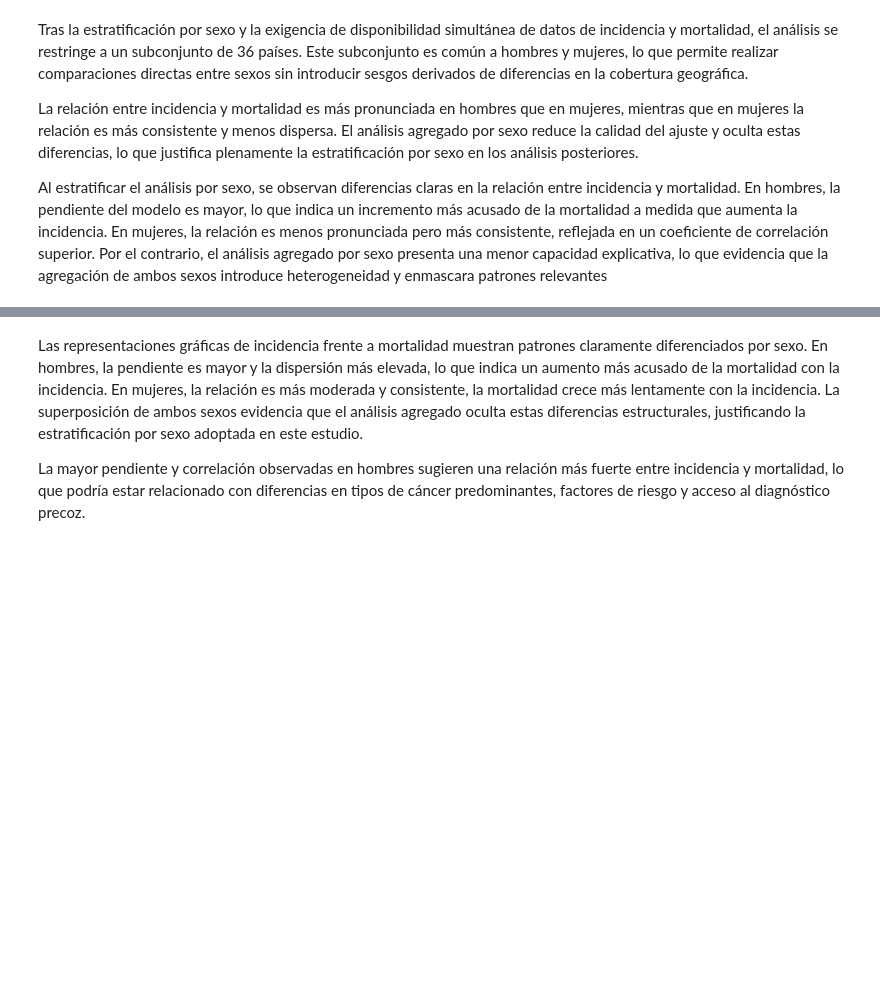
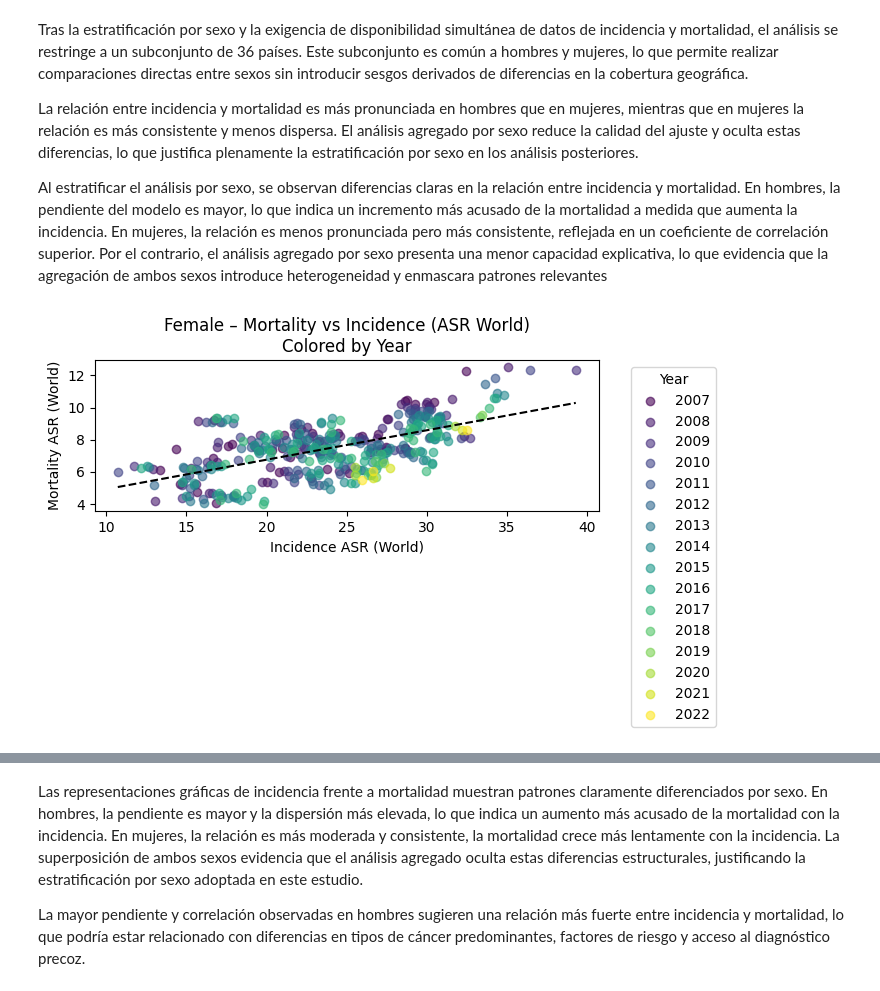
Before and after one commit to mehrerm/TFM, a Jupyter notebook: notebooks/01_load_and_clean_DIRAC.ipynb, the cells around one changed output, grey strips where cells are left out. Drawn from its saved outputs; the diff is of its cells as text; code cells hidden in the pictures; blank space fills up the shorter version.

```diff
--- a/notebooks/01_load_and_clean_DIRAC.ipynb
+++ b/notebooks/01_load_and_clean_DIRAC.ipynb
@@ -1634,34 +1734,36 @@ for y, c in zip(years, colors):
 
     plt.scatter(
         df_y["Incidence"],
         df_y["Mortality"],
         alpha=0.6,
         color=c,
         label=str(y)
     )
 
 # Recta global (
 x_f = pivot_female_clean["Incidence"].values
 y_f = pivot_female_clean["Mortality"].values
 beta_f, alpha_f = np.polyfit(x_f, y_f, 1)
 
 x_line = np.linspace(x_f.min(), x_f.max(), 200)
 plt.plot(x_line, beta_f * x_line + alpha_f, linestyle="--", color="black")
 
 plt.xlabel("Incidence ASR (World)")
 plt.ylabel("Mortality ASR (World)")
-plt.title("Men – Mortality vs Incidence (ASR World)\nColored by Year")
+plt.title("Female – Mortality vs Incidence (ASR World)\nColored by Year")
 
 plt.legend(
     title="Year",
     bbox_to_anchor=(1.05, 1),
     loc="upper left"
 )
 
 plt.gca().set_aspect("equal", adjustable="box")
 plt.grid(False)
 plt.tight_layout()
 plt.show()
+# %% [output]
+[figure, added]
 # %%
 #hombres
 import matplotlib.pyplot as plt
```
Also changed, not shown: parts of 45 cells of this notebook.
